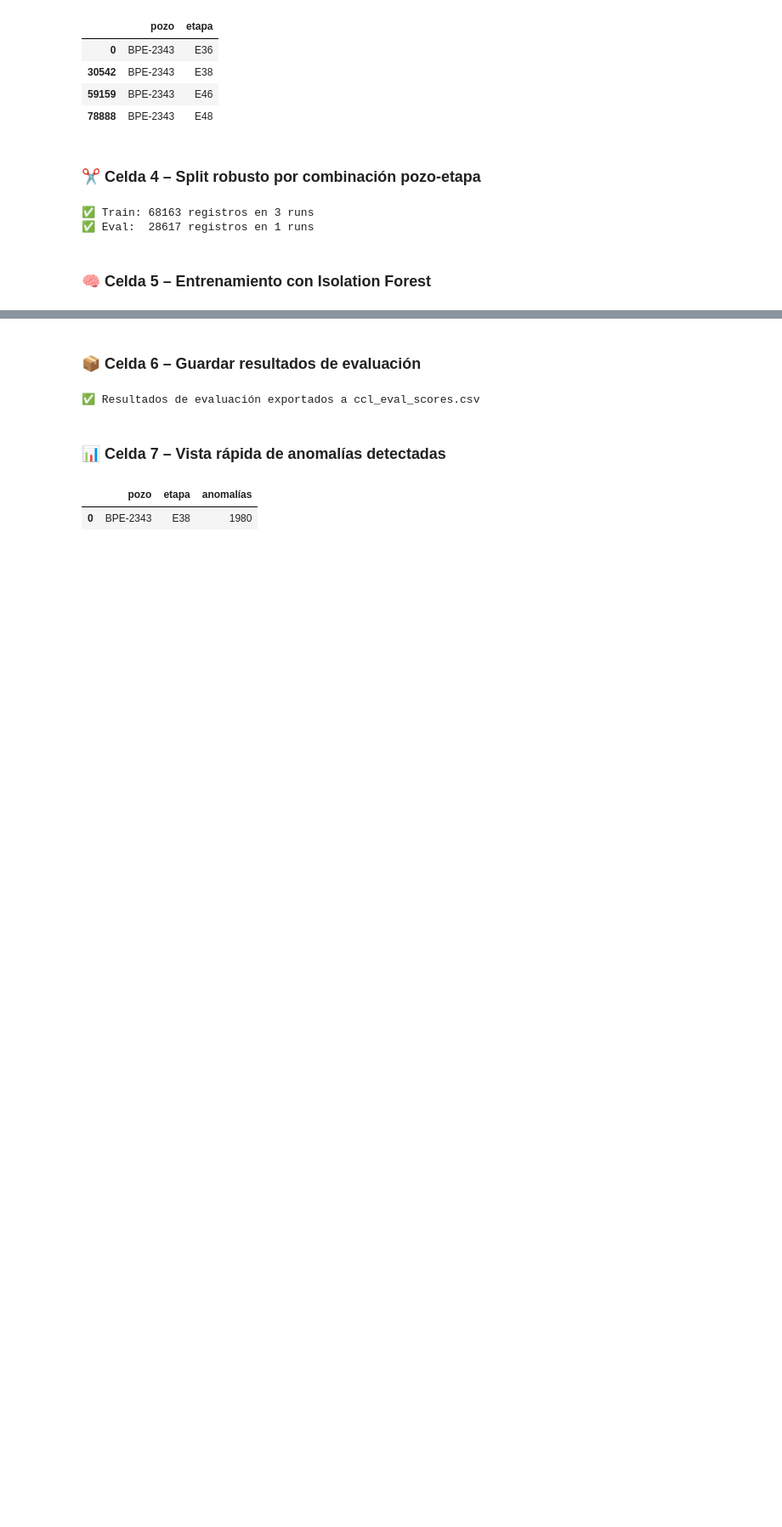
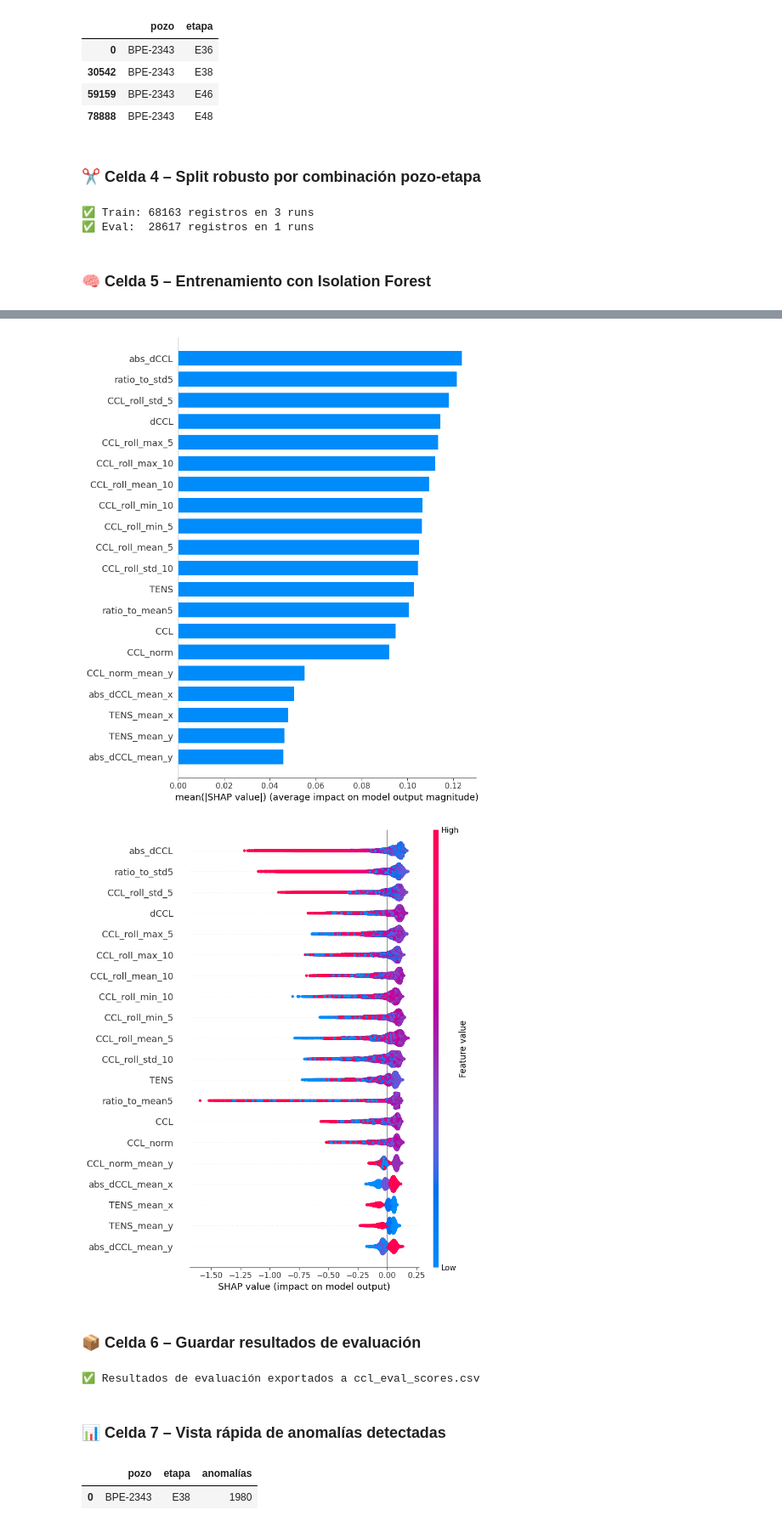
Before and after one commit to lmbsoft/deteccion-anomalias, a Jupyter notebook: Notebooks/03A_split_robusto_modelado.ipynb, the cells around one changed output, grey strips where cells are left out. Shown: that part at 85% size. Drawn from its saved outputs; the diff is of its cells as text; code cells hidden in the pictures; blank space fills up the shorter version.

Commit message:
sumamos feature importance

```diff
--- a/Notebooks/03A_split_robusto_modelado.ipynb
+++ b/Notebooks/03A_split_robusto_modelado.ipynb
@@ -77,7 +77,9 @@ from sklearn.ensemble import IsolationForest
 exclude = ["DEPT", "score_iso", "anomaly_iso"]
 features_cols = [col for col in df_train.select_dtypes(include='number').columns if col not in exclude]
 
+
 X_train = df_train[features_cols].fillna(0)
+X_train_df = pd.DataFrame(X_train, columns=features_cols)
 X_eval = df_eval[features_cols].fillna(0)
 
 iso = IsolationForest(n_estimators=200, contamination=0.01, random_state=42)
@@ -89,3 +95,20 @@ df_eval["anomaly_iso"] = iso.predict(X_eval)  # -1 = anomalía, 1 = normal
+# %%
+import shap
+
+# Inicializar el TreeExplainer
+explainer = shap.TreeExplainer(iso)
+
+# Calcular los SHAP values
+shap_values = explainer.shap_values(X_train_df)
+
+# Gráfico de importancia (promedio de contribución)
+shap.summary_plot(shap_values, X_train_df, plot_type="bar", show=True)
+
+# Gráfico de dispersión (más detalle por muestra)
+shap.summary_plot(shap_values, X_train_df, show=True)
+# %% [output]
+[figure, added]
+[figure, added]
 # %% [markdown]
 ### 📦 Celda 6 – Guardar resultados de evaluación
 # %%
```
Also changed, not shown: parts of 2 cells of this notebook, 1 other file.
